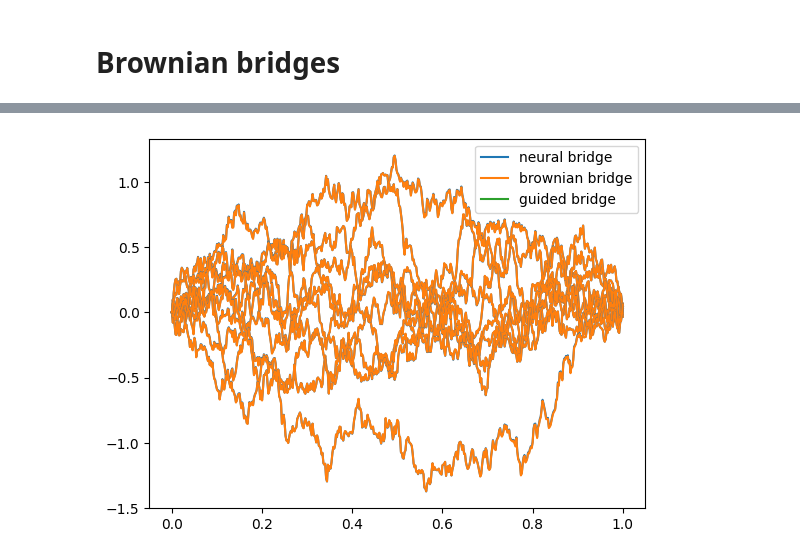
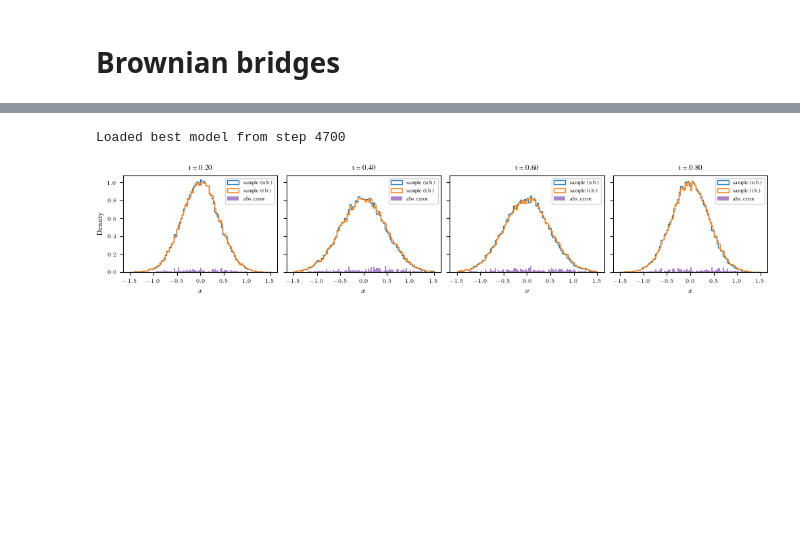
Before and after one commit to bookdiver/neuralbridge, a Jupyter notebook: examples/brownian.ipynb, the cells around one changed output, grey strips where cells are left out. Drawn from its saved outputs; the diff is of its cells as text; code cells hidden in the pictures; blank space fills up the shorter version.

```diff
--- a/examples/brownian.ipynb
+++ b/examples/brownian.ipynb
@@ -117,9 +326,9 @@ plt.plot(losses)
 bridge_sde = BrownianBridgeSDE(
     dim=1,
     params={
-        "mu": jnp.array([1.0]),
+        "gamma": jnp.array([1.0]),
         "sigma": jnp.array([[1.0]]),
-        "vT": vT,
-        "T": 1.0
-    }
+    },
+    vT=vT,
+    T=1.0
 )
@@ -137,13 +335,42 @@ bridge_traj = bridge_solve.batch_solve(jr.PRNGKey(42), x0, ts, n_samples)
-# %%
-for i in range(n_samples):
-    plt.plot(ts, nb_traj[i], color="tab:blue")
-    plt.plot(ts, bridge_traj[i], color="tab:orange")
-    # plt.plot(ts, guided_traj[i], color="tab:green")
-
-plt.plot([], [], color="tab:blue", label="neural bridge")
-plt.plot([], [], color="tab:orange", label="brownian bridge")
-plt.plot([], [], color="tab:green", label="guided bridge")
-plt.legend()
-plt.show()
-# %% [output]
-[figure, removed]
+# %%
+neural_bridge, _ = construct_neural_bridge(1.0, 1.0, x0, vT, 1.0, rngs)
+load(neural_bridge, ckpt_dir=f"../assets/ckpts/neural_bridge/brownian/gamma_1.0_sigma_1.0", load_best=True)
+
+nb_solver = SDESolver(neural_bridge, method="milstein")
+tb_solver = SDESolver(bridge_sde, method="milstein")
+
+n_samples = 50_000
+rng_key = jr.PRNGKey(42)
+
+nb_traj = nb_solver.batch_solve(rng_key, x0, ts, n_samples)
+tb_traj = tb_solver.batch_solve(rng_key, x0, ts, n_samples)
+# %% [output]
+Loaded best model from step 4700
+# %%
+t_slices = [0.2, 0.4, 0.6, 0.8]
+x_range = (-1.5, 1.5)
+
+fig, axes = plt.subplots(1, 4, figsize=(10, 2), sharey=True, sharex=True)
+
+for i, t_slice in enumerate(t_slices):
+    t_idx = jnp.where(ts == t_slice)[0][0]
+
+    ax = axes[i]
+    ax.hist(nb_traj[:, t_idx, 0], bins=100, density=True, range=x_range, label='sample (n.b.)', histtype='step', edgecolor='C0')
+    ax.hist(tb_traj[:, t_idx, 0], bins=100, density=True, range=x_range, label='sample (t.b.)', histtype='step', edgecolor='C1')
+
+    nb_hist, _       = np.histogram(nb_traj[:, t_idx, 0], bins=100, density=True, range=x_range)
+    tb_hist, bin_edges = np.histogram(tb_traj[:, t_idx, 0], bins=100, density=True, range=x_range)
+    er_hist = np.abs(nb_hist - tb_hist)
+    bin_centers = (bin_edges[:-1] + bin_edges[1:]) / 2
+    ax.bar(bin_centers, er_hist, width=np.diff(bin_edges), color='C4', label='abs. error', alpha=0.8, bottom=0.0, fill=True)
+
+    ax.set_xlabel(r'$x$')
+    ax.set_title(f't = {t_slice:.2f}')
+    ax.legend(loc='upper right')
+
+axes[0].set_ylabel('Density')
+fig.savefig('../assets/figures/brownian/histograms.pdf')
+plt.show()
+# %% [output]
+[figure, added]
```
Also changed, not shown: parts of 12 cells of this notebook, 42 other files.
